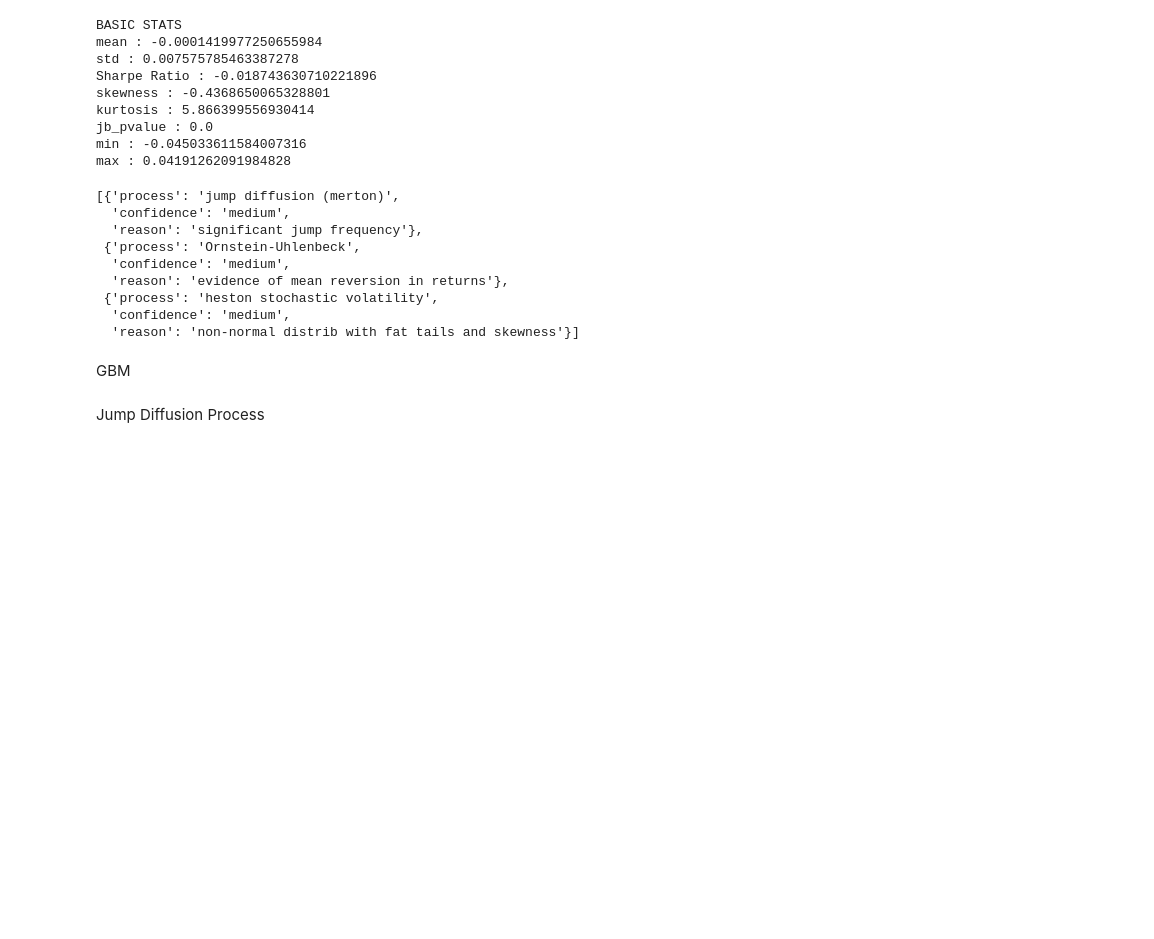
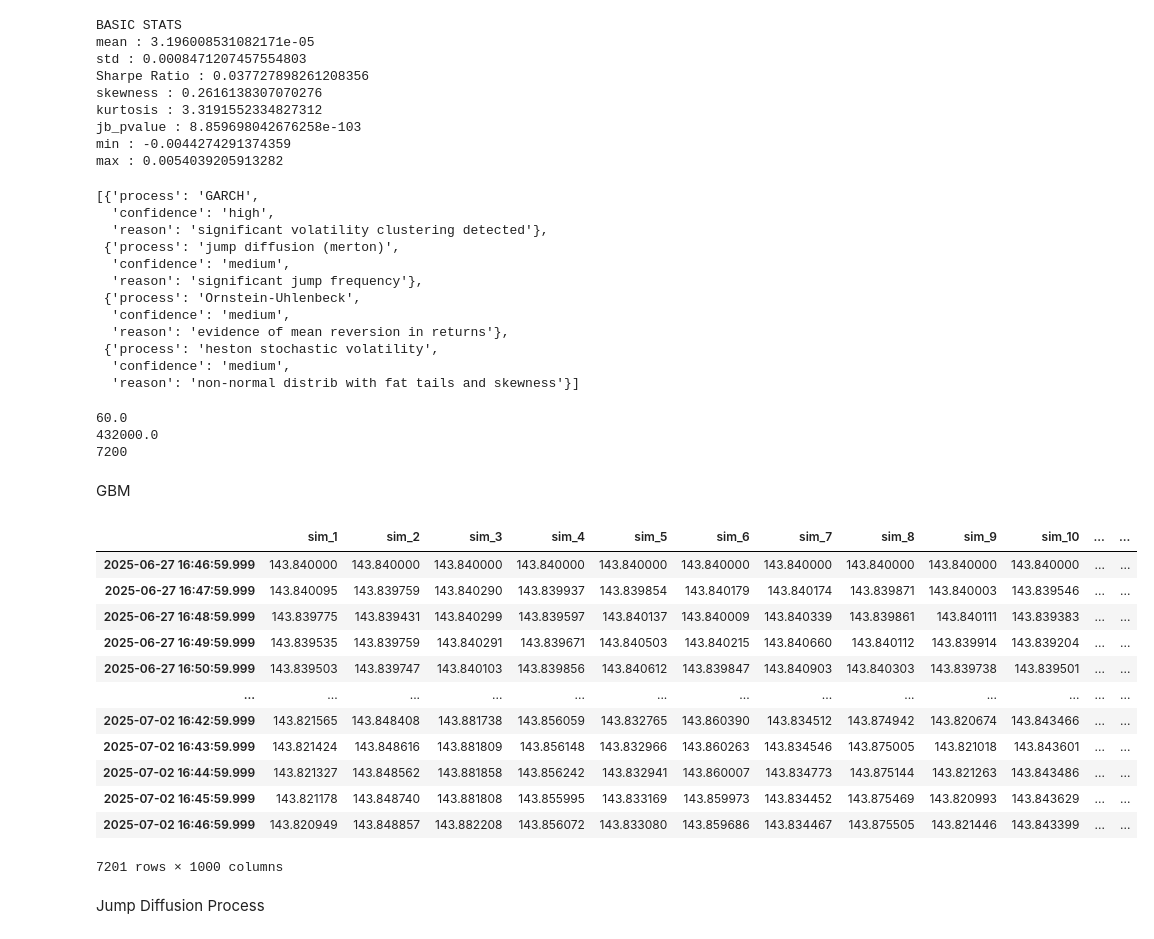
Before and after one commit to AshtonOli/Monte-Carlo-VaR, a Jupyter notebook: analysis.ipynb, the cells around one changed output. Drawn from its saved outputs; the diff is of its cells as text; code cells hidden in the pictures; blank space fills up the shorter version.

```diff
--- a/analysis.ipynb
+++ b/analysis.ipynb
@@ -15,4 +17,6 @@ df = histdata.getKline("SOLUSDC","1h").dropna()
 # histdata.save_data("test_data.csv")
 # %%
-# df = pd.read_csv("test_data.csv").dropna()
-# df.head()
+df = pd.read_csv("test_data.csv").dropna()
+df["opentime"] = pd.to_datetime(df.opentime)
+df["closetime"] = pd.to_datetime(df.closetime)
+df.head()
@@ -20,20 +31,23 @@ df = histdata.getKline("SOLUSDC","1h").dropna()
 stats_summary = analyse_returns_characteristics(df)
 # %% [output]
 BASIC STATS
-mean : -0.0001419977250655984
-std : 0.007575785463387278
-Sharpe Ratio : -0.018743630710221896
-skewness : -0.4368650065328801
-kurtosis : 5.866399556930414
-jb_pvalue : 0.0
-min : -0.045033611584007316
-max : 0.04191262091984828
+mean : 3.196008531082171e-05
+std : 0.0008471207457554803
+Sharpe Ratio : 0.037727898261208356
+skewness : 0.2616138307070276
+kurtosis : 3.3191552334827312
+jb_pvalue : 8.859698042676258e-103
+min : -0.0044274291374359
+max : 0.0054039205913282
 # %%
 test_results = process_selection(df)
 # %%
 recommend_process(test_results,stats_summary)
 # %% [output]
-[{'process': 'jump diffusion (merton)',
+[{'process': 'GARCH',
+  'confidence': 'high',
+  'reason': 'significant volatility clustering detected'},
+ {'process': 'jump diffusion (merton)',
   'confidence': 'medium',
   'reason': 'significant jump frequency'},
  {'process': 'Ornstein-Uhlenbeck',
@@ -43,12 +57,39 @@ recommend_process(test_results,stats_summary)
   'confidence': 'medium',
   'reason': 'non-normal distrib with fat tails and skewness'}]
 # %%
-processes = Processes(df)
+simulate_to = df.closetime.iloc[-1] + dt.timedelta(days = 5)
+given_interval = ( df.closetime.iloc[1] - df.closetime.iloc[0] ).total_seconds()
+periods = int((simulate_to - df.closetime.iloc[-1]).total_seconds() / given_interval)
+processes = Processes(df,1234)
+# %%
+print(given_interval)
+print((simulate_to - df.closetime.iloc[-1]).total_seconds())
+print(periods)
+# %% [output]
+60.0
+432000.0
+7200
 # %% [markdown]
 GBM
 # %%
-price_path = processes.gbm_price_path(24*60,1_000)
+price_path = processes.gbm_price_path(periods,1_000)
 produce_var_results(price_path,df)
+# %%
+price_path
+# %% [output]
+|  | sim_1 | sim_2 | sim_3 | sim_4 | sim_5 | sim_6 | sim_7 | sim_8 | sim_9 | sim_10 | ... | ... |
+| 2025-06-27 16:46:59.999 | 143.840000 | 143.840000 | 143.840000 | 143.840000 | 143.840000 | 143.840000 | 143.840000 | 143.840000 | 143.840000 | 143.840000 | ... | ... |
+| 2025-06-27 16:47:59.999 | 143.840095 | 143.839759 | 143.840290 | 143.839937 | 143.839854 | 143.840179 | 143.840174 | 143.839871 | 143.840003 | 143.839546 | ... | ... |
+| 2025-06-27 16:48:59.999 | 143.839775 | 143.839431 | 143.840299 | 143.839597 | 143.840137 | 143.840009 | 143.840339 | 143.839861 | 143.840111 | 143.839383 | ... | ... |
+| 2025-06-27 16:49:59.999 | 143.839535 | 143.839759 | 143.840291 | 143.839671 | 143.840503 | 143.840215 | 143.840660 | 143.840112 | 143.839914 | 143.839204 | ... | ... |
+| 2025-06-27 16:50:59.999 | 143.839503 | 143.839747 | 143.840103 | 143.839856 | 143.840612 | 143.839847 | 143.840903 | 143.840303 | 143.839738 | 143.839501 | ... | ... |
+| ... | ... | ... | ... | ... | ... | ... | ... | ... | ... | ... | ... | ... |
+| 2025-07-02 16:42:59.999 | 143.821565 | 143.848408 | 143.881738 | 143.856059 | 143.832765 | 143.860390 | 143.834512 | 143.874942 | 143.820674 | 143.843466 | ... | ... |
+| 2025-07-02 16:43:59.999 | 143.821424 | 143.848616 | 143.881809 | 143.856148 | 143.832966 | 143.860263 | 143.834546 | 143.875005 | 143.821018 | 143.843601 | ... | ... |
+| 2025-07-02 16:44:59.999 | 143.821327 | 143.848562 | 143.881858 | 143.856242 | 143.832941 | 143.860007 | 143.834773 | 143.875144 | 143.821263 | 143.843486 | ... | ... |
+| 2025-07-02 16:45:59.999 | 143.821178 | 143.848740 | 143.881808 | 143.855995 | 143.833169 | 143.859973 | 143.834452 | 143.875469 | 143.820993 | 143.843629 | ... | ... |
+| 2025-07-02 16:46:59.999 | 143.820949 | 143.848857 | 143.882208 | 143.856072 | 143.833080 | 143.859686 | 143.834467 | 143.875505 | 143.821446 | 143.843399 | ... | ... |
+7201 rows × 1000 columns
 # %% [markdown]
 Jump Diffusion Process
 # %%
```
Also changed, not shown: parts of 4 cells of this notebook.
